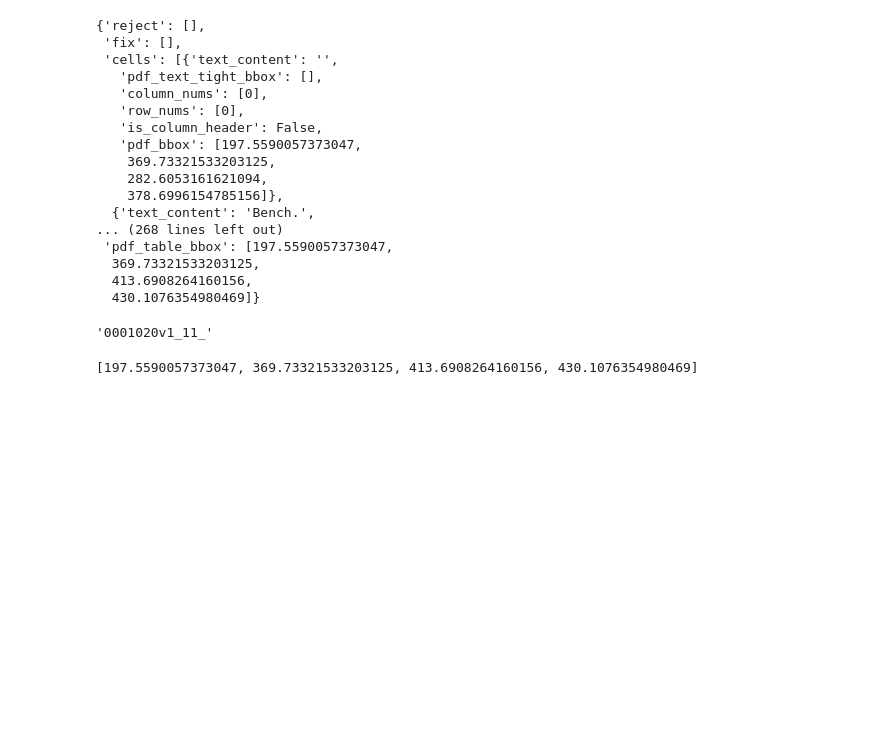
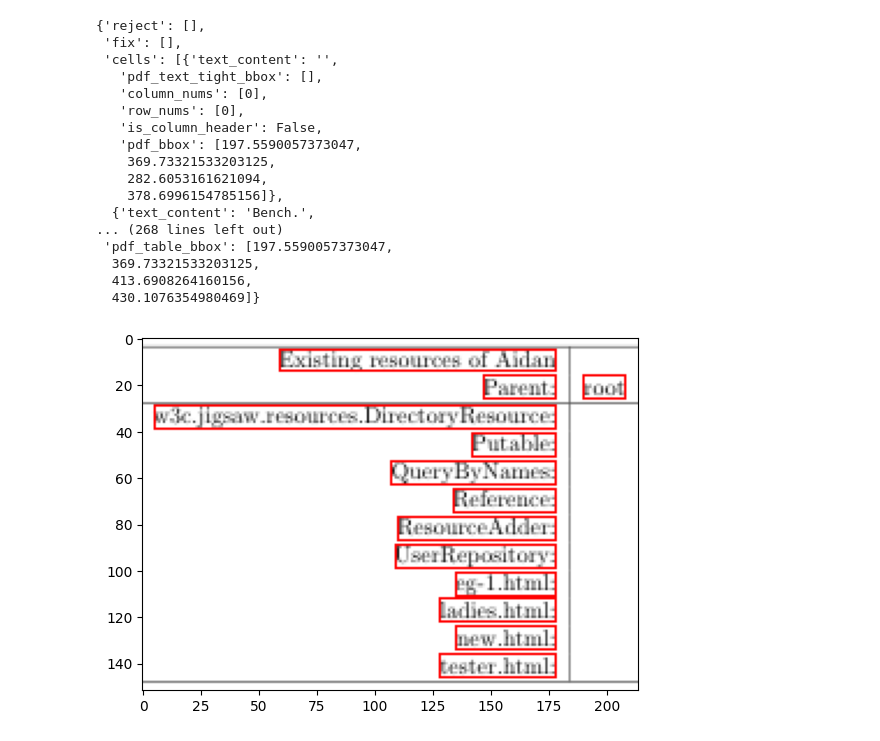
Before and after one commit to anhmup/scitsr_process, a Jupyter notebook: c.ipynb, the cells around one changed output. Cells and saved outputs as stored; diff of their text form; code cells hidden in the pictures; blank space fills up the shorter version.

Commit message:
using index for creating data

```diff
--- a/c.ipynb
+++ b/c.ipynb
@@ -1106,11 +1108,0 @@ for file in file_list:
-# %%
-test_file = file_list[0]
-root = test_file[:-4]
-root_ = root.replace(".", "_")
-root_
-# %% [output]
-'0001020v1_11_'
-# %%
-table_dict['pdf_table_bbox']
-# %% [output]
-[197.5590057373047, 369.73321533203125, 413.6908264160156, 430.1076354980469]
@@ -1117,3 +1112,65 @@ table_dict['pdf_table_bbox']
+# %%
+root_data_path = "D:/LV/SciTSR/train/structure/"
+# %%
+i = 67
+# %%
+i = i+1
+test_data = pd.read_csv("scitsr_filename.csv")
+test_file  = test_data.iloc[i][0]
+structure_filepath = root_data_path + test_file
+with open(structure_filepath , 'r') as infile:
+    data = json.load(infile)
+data['cells'] = sorted(sorted(data['cells'], key=lambda x: x['start_col']), key=lambda x: x['start_row'])
+table_dict = create_table_dict(data)
+if table_dict['reject']:
+    print("Table rejected")
+else:
+    img_filepath = structure_filepath.replace("structure", "img").replace(".json", ".png")
+    pdf_filepath = structure_filepath.replace("structure", "pdf").replace(".json", ".pdf")
+    doc = fitz.open(pdf_filepath)
+    page = doc[0]
+    page_words = page.get_text_words()
+    image_pdf = page.get_pixmap()
+    image_pdf = np.frombuffer(image_pdf.samples, dtype=np.uint8).reshape(image_pdf.height, image_pdf.width, image_pdf.n)
+    img_pdf = Image.fromarray(image_pdf)
+    padding = 0
+
+    page_rect = page.mediabox
+    for word in page_words:
+        bbox = word[:4]
+        bbox = [bbox[0]-padding, bbox[1]-padding, bbox[2]+padding, bbox[3]+padding]
+        page_rect.include_rect(bbox)
+    cell_bboxes, inliers = locate_table(page_words, table_dict)
+    for cell, cell_bbox in zip(table_dict['cells'], cell_bboxes.values()):
+        if cell_bbox is None:
+            cell_bbox = []
+        cell['pdf_text_tight_bbox'] = cell_bbox
+    tables = [table_dict]
+
+    padding = 5
+    bbox_table = get_table(table_dict)
+    x1 , y1 , x2 , y2 = bbox_table
+    bbox_table = [x1-padding, y1-padding, x2+padding, y2+padding]
+    x1_new , y1_new , x2_new , y2_new = bbox_table
+    bbox_table
+    image_table = img_pdf.crop((x1_new, y1_new, x2_new, y2_new))
+    draw = ImageDraw.Draw(image_table)
+    for cell in table_dict['cells']:
+        bbox_cell = cell['pdf_text_tight_bbox']
+        if len(bbox_cell) == 0:
+            continue
+        x1_cell , y1_cell , x2_cell , y2_cell = bbox_cell
+        x1_cell_new = x1_cell - x1_new
+        y1_cell_new = y1_cell - y1_new
+        x2_cell_new = x2_cell - x1_new
+        y2_cell_new = y2_cell - y1_new
+        bbox_cell_new = [x1_cell_new, y1_cell_new, x2_cell_new, y2_cell_new]
+
+        draw.rectangle(bbox_cell_new, outline="red")
+    plt.imshow(image_table)
+    plt.show()
+# %% [output]
+[figure, added]
 # %%
 table_dict
 # %% [output]
```
Also changed, not shown: parts of 8 cells of this notebook.
